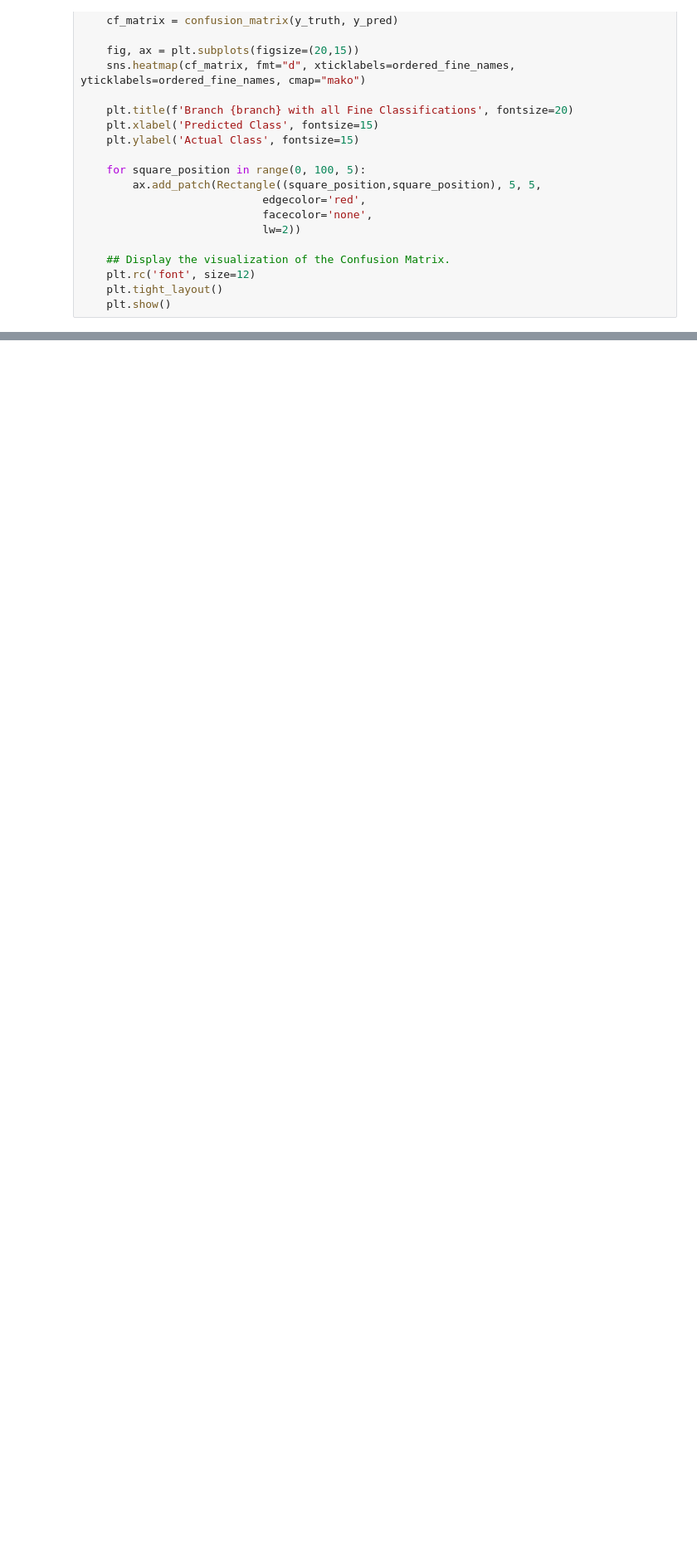
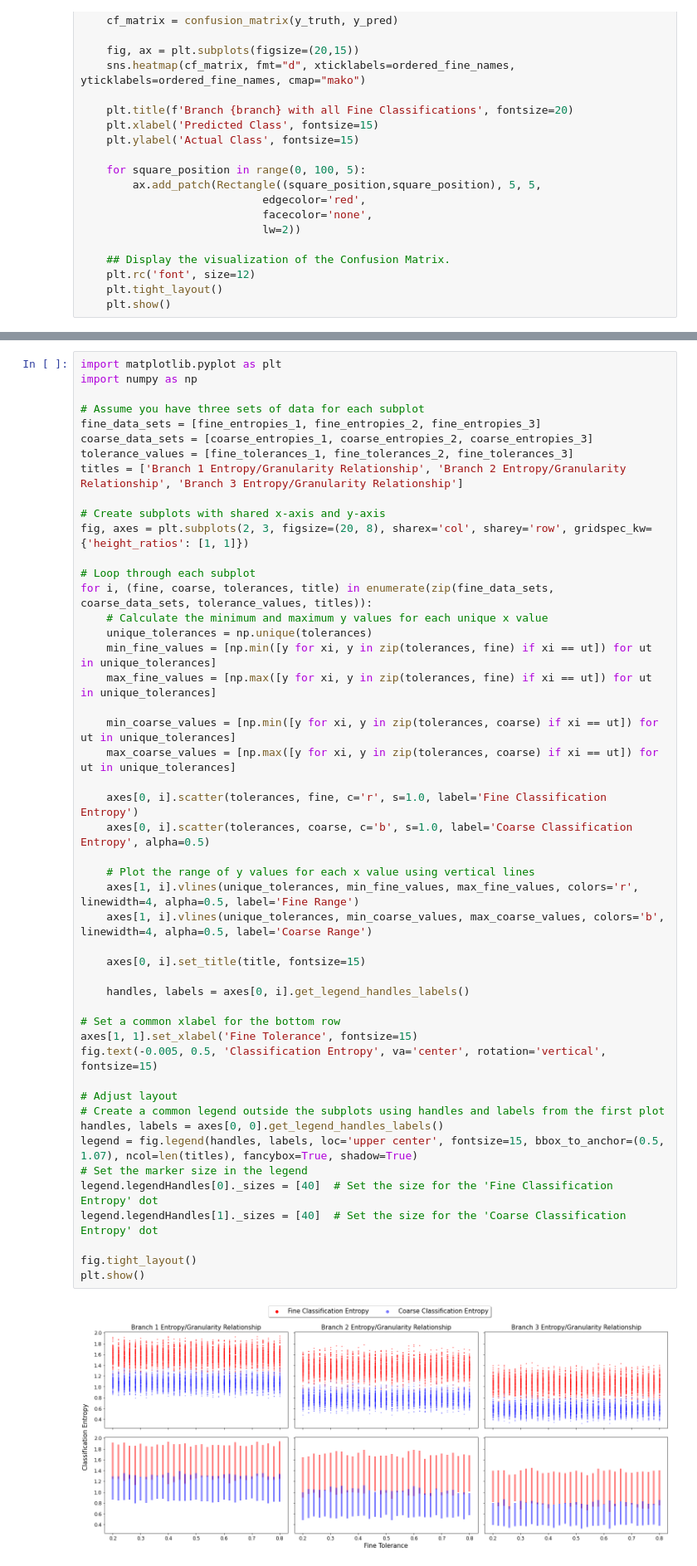
Before and after one commit to ben-sanati/Class-Granular-Classifications, a Jupyter notebook: analysis.ipynb, the cells around one changed output, grey strips where cells are left out. Shown at 83% size. Drawn from its saved outputs; the diff is of its cells as text; blank space fills up the shorter version.

```diff
--- a/analysis.ipynb
+++ b/analysis.ipynb
@@ -849,0 +699,50 @@ There is no clear relationship between the image complexity and the semantic cla
+# %%
+import matplotlib.pyplot as plt
+import numpy as np
+
+# Assume you have three sets of data for each subplot
+fine_data_sets = [fine_entropies_1, fine_entropies_2, fine_entropies_3]
+coarse_data_sets = [coarse_entropies_1, coarse_entropies_2, coarse_entropies_3]
+tolerance_values = [fine_tolerances_1, fine_tolerances_2, fine_tolerances_3]
+titles = ['Branch 1 Entropy/Granularity Relationship', 'Branch 2 Entropy/Granularity Relationship', 'Branch 3 Entropy/Granularity Relationship']
+
+# Create subplots with shared x-axis and y-axis
+fig, axes = plt.subplots(2, 3, figsize=(20, 8), sharex='col', sharey='row', gridspec_kw={'height_ratios': [1, 1]})
+
+# Loop through each subplot
+for i, (fine, coarse, tolerances, title) in enumerate(zip(fine_data_sets, coarse_data_sets, tolerance_values, titles)):
+    # Calculate the minimum and maximum y values for each unique x value
+    unique_tolerances = np.unique(tolerances)
+    min_fine_values = [np.min([y for xi, y in zip(tolerances, fine) if xi == ut]) for ut in unique_tolerances]
+    max_fine_values = [np.max([y for xi, y in zip(tolerances, fine) if xi == ut]) for ut in unique_tolerances]
+
+    min_coarse_values = [np.min([y for xi, y in zip(tolerances, coarse) if xi == ut]) for ut in unique_tolerances]
+    max_coarse_values = [np.max([y for xi, y in zip(tolerances, coarse) if xi == ut]) for ut in unique_tolerances]
+
+    axes[0, i].scatter(tolerances, fine, c='r', s=1.0, label='Fine Classification Entropy')
+    axes[0, i].scatter(tolerances, coarse, c='b', s=1.0, label='Coarse Classification Entropy', alpha=0.5)
+
+    # Plot the range of y values for each x value using vertical lines
+    axes[1, i].vlines(unique_tolerances, min_fine_values, max_fine_values, colors='r', linewidth=4, alpha=0.5, label='Fine Range')
+    axes[1, i].vlines(unique_tolerances, min_coarse_values, max_coarse_values, colors='b', linewidth=4, alpha=0.5, label='Coarse Range')
+
+    axes[0, i].set_title(title, fontsize=15)
+
+    handles, labels = axes[0, i].get_legend_handles_labels()
+
+# Set a common xlabel for the bottom row
+axes[1, 1].set_xlabel('Fine Tolerance', fontsize=15)
+fig.text(-0.005, 0.5, 'Classification Entropy', va='center', rotation='vertical', fontsize=15)
+
+# Adjust layout
+# Create a common legend outside the subplots using handles and labels from the first plot
+handles, labels = axes[0, 0].get_legend_handles_labels()
+legend = fig.legend(handles, labels, loc='upper center', fontsize=15, bbox_to_anchor=(0.5, 1.07), ncol=len(titles), fancybox=True, shadow=True)
+# Set the marker size in the legend
+legend.legendHandles[0]._sizes = [40]  # Set the size for the 'Fine Classification Entropy' dot
+legend.legendHandles[1]._sizes = [40]  # Set the size for the 'Coarse Classification Entropy' dot
+
+fig.tight_layout()
+plt.show()
+# %% [output]
+[figure, added]
```
Also changed, not shown: parts of 32 cells of this notebook, 20 other files.
